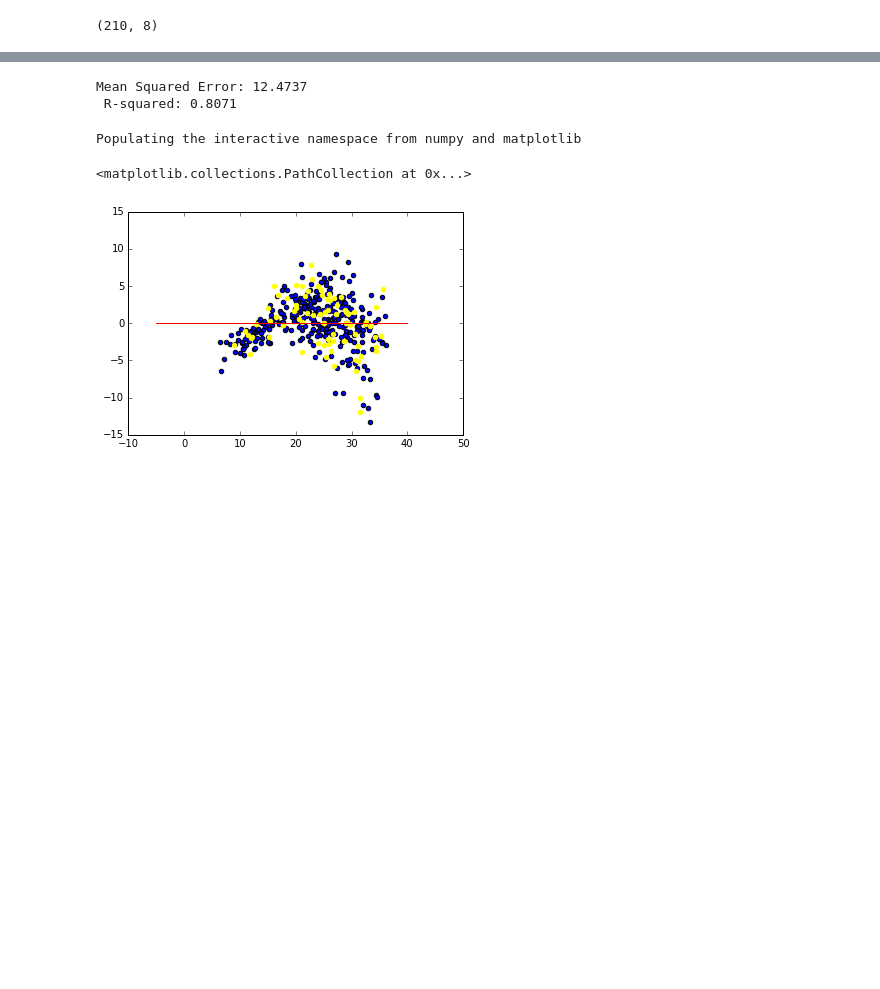
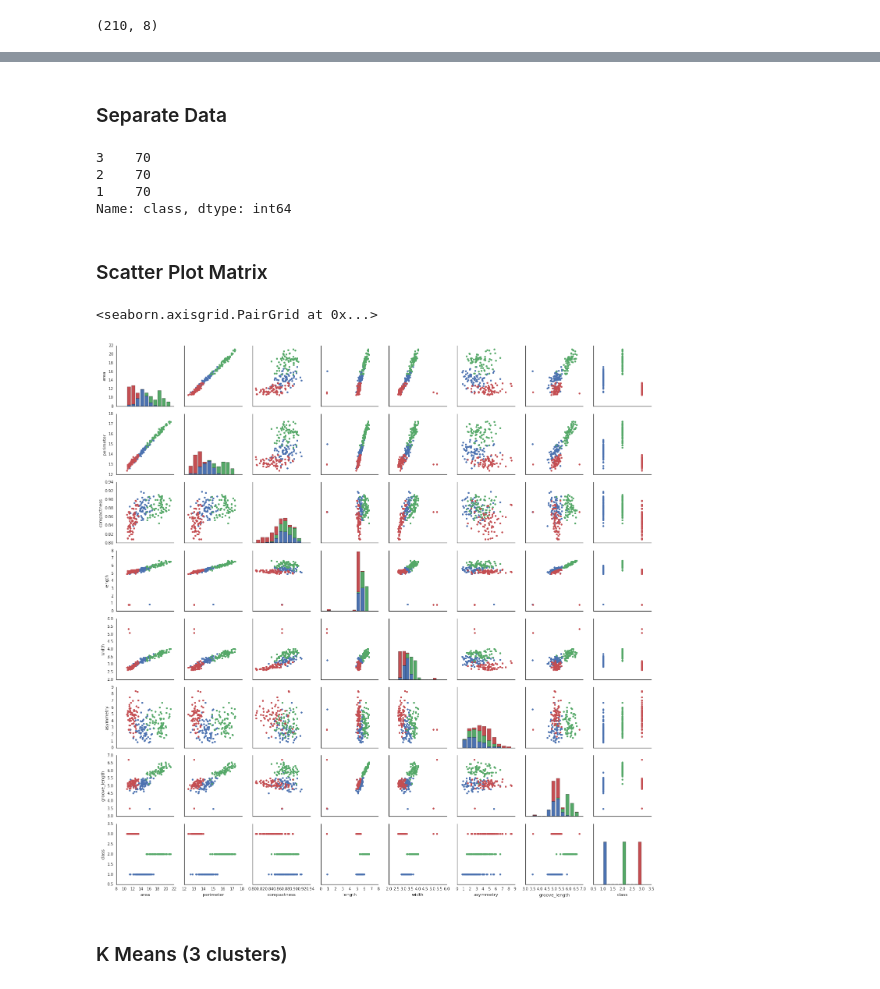
Before and after one commit to lcdm-uiuc/ML-SQL, a Jupyter notebook: Clustering/Seeds/Seeds.ipynb, the cells around one changed output, grey strips where cells are left out. Drawn from its saved outputs; the diff is of its cells as text; code cells hidden in the pictures; blank space fills up the shorter version.

```diff
--- a/Clustering/Seeds/Seeds.ipynb
+++ b/Clustering/Seeds/Seeds.ipynb
@@ -107,23 +86,32 @@ Mean Squared Error: 10.4875
-# %%
-#Test model on held out test set
-#Mean Squared error on the testing set
-preds_ = regr.predict(X_test)
-mse_ = np.mean((preds_ - y_test) ** 2)
-rsq_ = regr.score(X_test, y_test)
-
-print("Mean Squared Error: %.4f \n R-squared: %.4f" % (mse_,rsq_))
-# %% [output]
-Mean Squared Error: 12.4737
- R-squared: 0.8071
-# %%
-%pylab inline
-#Predicted vs. errors plot -> demonstrates an issue with this fit (high bias)
-plt.scatter(regr.predict(X_train), regr.predict(X_train)-y_train)
-plt.plot([-5,40],[0,0], color = "red")
-
-#place testing data on the plot as well
-plt.scatter(regr.predict(X_test), regr.predict(X_test)-y_test, color = "yellow")
-# %% [output]
-Populating the interactive namespace from numpy and matplotlib
-<matplotlib.collections.PathCollection at 0x...>
-[figure, removed]
+# %% [markdown]
+### Separate Data
+# %%
+#Select Predictor columns
+X = data_clean.ix[:,:-1]
+
+#Scale X so that all columns have the same mean and variance
+X_scaled = preprocessing.scale(X)
+
+#Select target column
+y = data_clean['class']
+
+y.value_counts()
+# %% [output]
+3    70
+2    70
+1    70
+Name: class, dtype: int64
+# %% [markdown]
+### Scatter Plot Matrix
+# %%
+# Visualize dataset with scatterplot matrix
+%matplotlib inline
+
+g = sns.PairGrid(data_clean, hue="class")
+g.map_diag(plt.hist)
+g.map_offdiag(plt.scatter)
+# %% [output]
+<seaborn.axisgrid.PairGrid at 0x...>
+[figure, added]
+# %% [markdown]
+### K Means (3 clusters)
```
Also changed, not shown: parts of 14 cells of this notebook.
